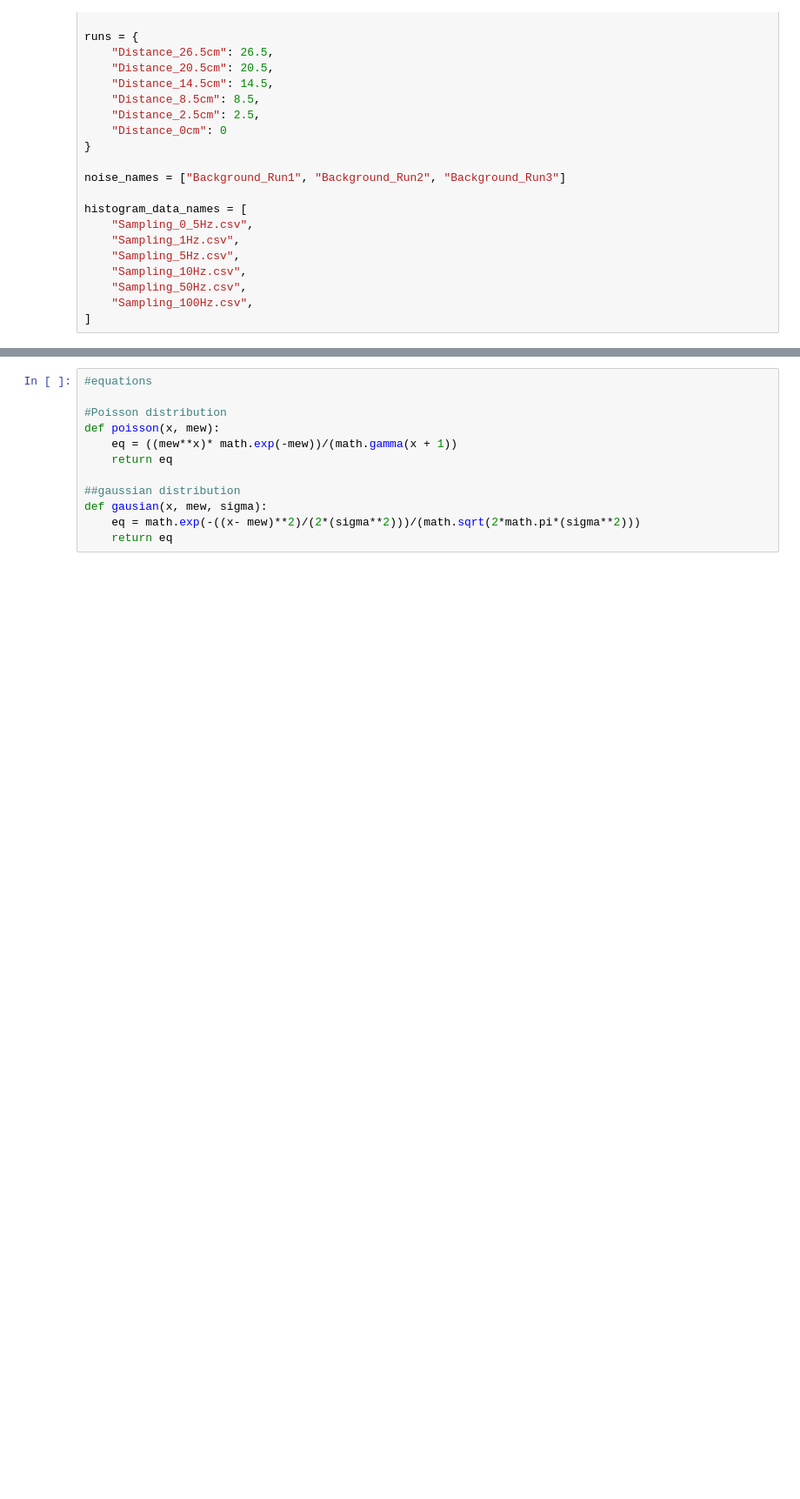
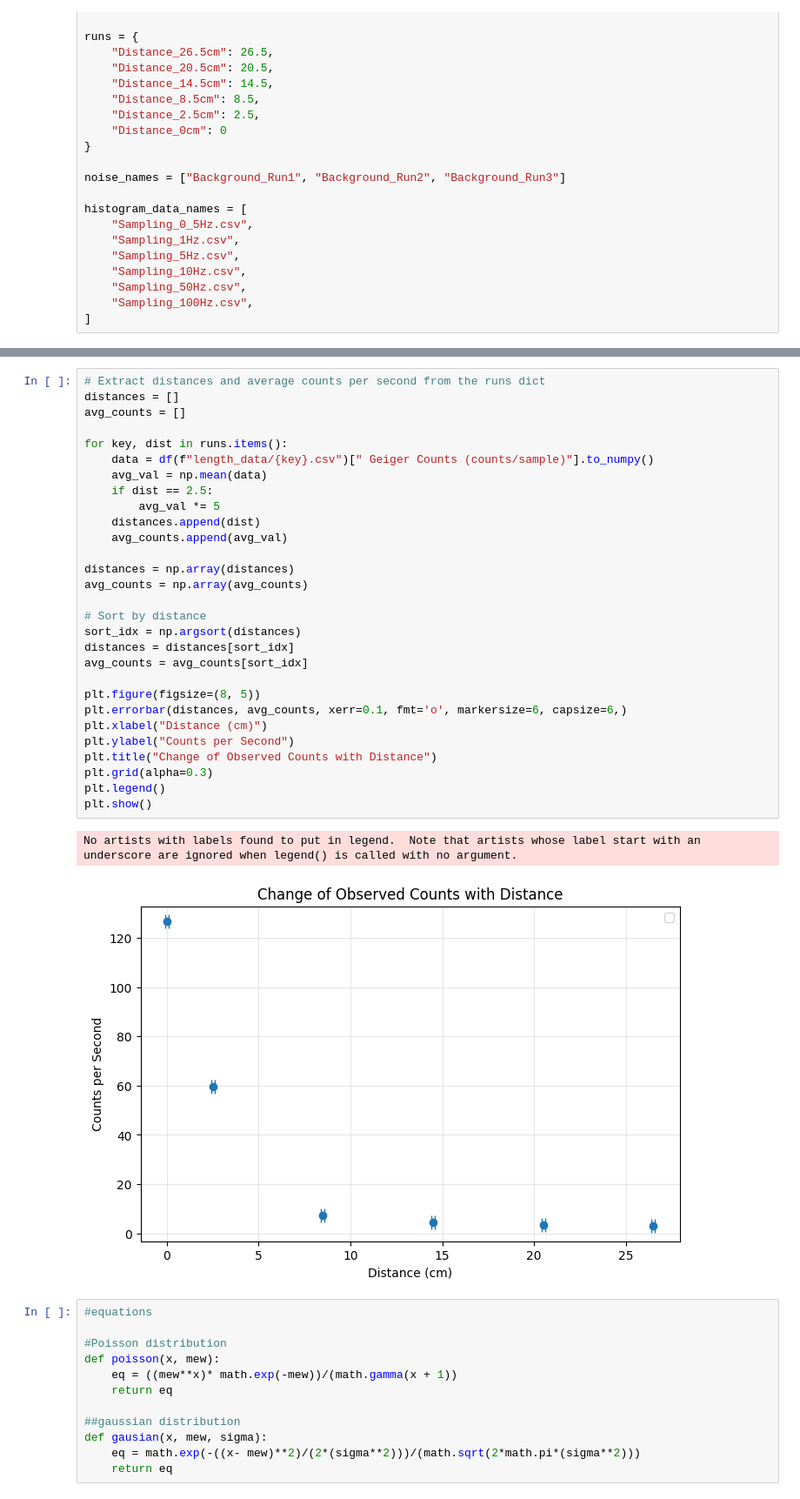
Before and after one commit to roznik20/geiger-lab, a Jupyter notebook: main.ipynb, the cells around one changed output, grey strips where cells are left out. Shown at 87% size. Saved outputs shown, nothing was run; the diff lists cells and outputs as text; blank space fills up the shorter version.

```diff
--- a/main.ipynb
+++ b/main.ipynb
@@ -45,3 +71,35 @@ noise = np.average(noices)
+# %%
+# Extract distances and average counts per second from the runs dict
+distances = []
+avg_counts = []
+
+for key, dist in runs.items():
+    data = df(f"length_data/{key}.csv")[" Geiger Counts (counts/sample)"].to_numpy()
+    avg_val = np.mean(data)
+    if dist == 2.5:
+        avg_val *= 5
+    distances.append(dist)
+    avg_counts.append(avg_val)
+
+distances = np.array(distances)
+avg_counts = np.array(avg_counts)
+
+# Sort by distance
+sort_idx = np.argsort(distances)
+distances = distances[sort_idx]
+avg_counts = avg_counts[sort_idx]
+
+plt.figure(figsize=(8, 5))
+plt.errorbar(distances, avg_counts, xerr=0.1, fmt='o', markersize=6, capsize=6,)
+plt.xlabel("Distance (cm)")
+plt.ylabel("Counts per Second")
+plt.title("Change of Observed Counts with Distance")
+plt.grid(alpha=0.3)
+plt.legend()
+plt.show()
+# %% [output]
+No artists with labels found to put in legend.  Note that artists whose label start with an underscore are ignored when legend() is called with no argument.
+[figure, added]
 # %%
 #equations
 
```
Also changed, not shown: parts of 8 cells of this notebook, 18 other files.
